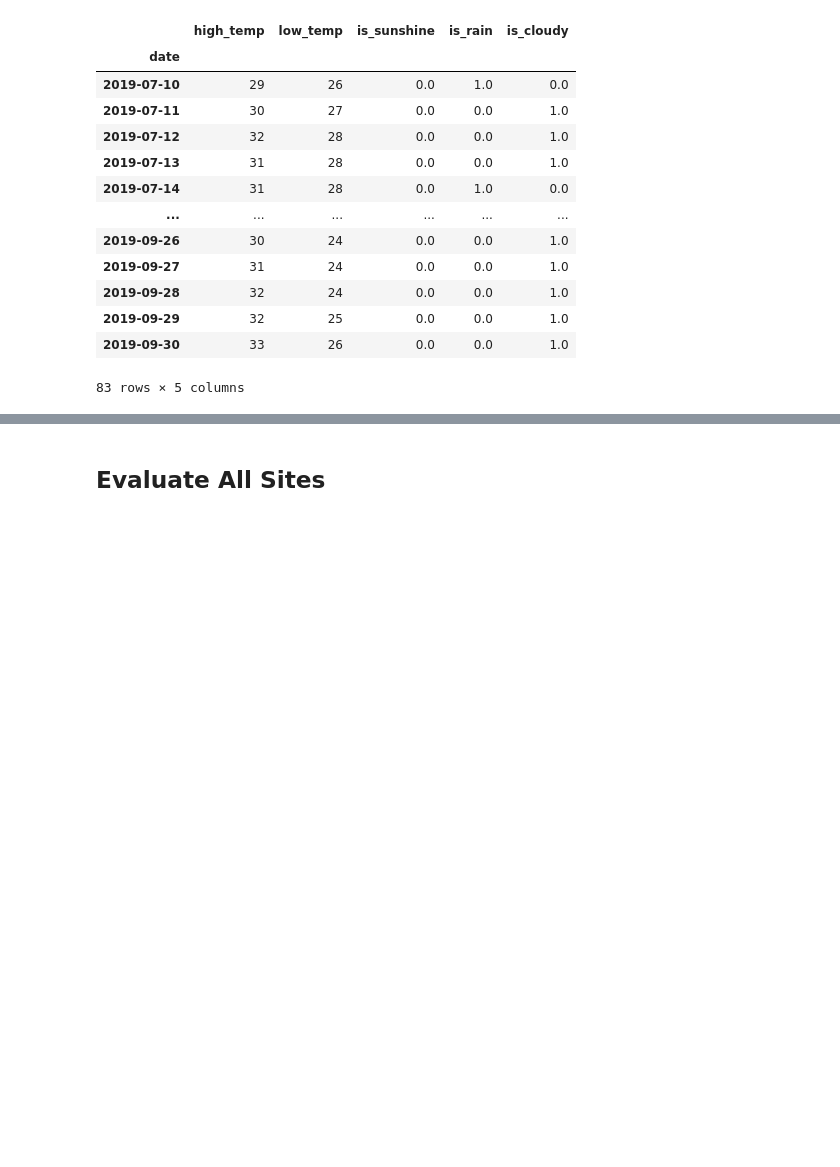
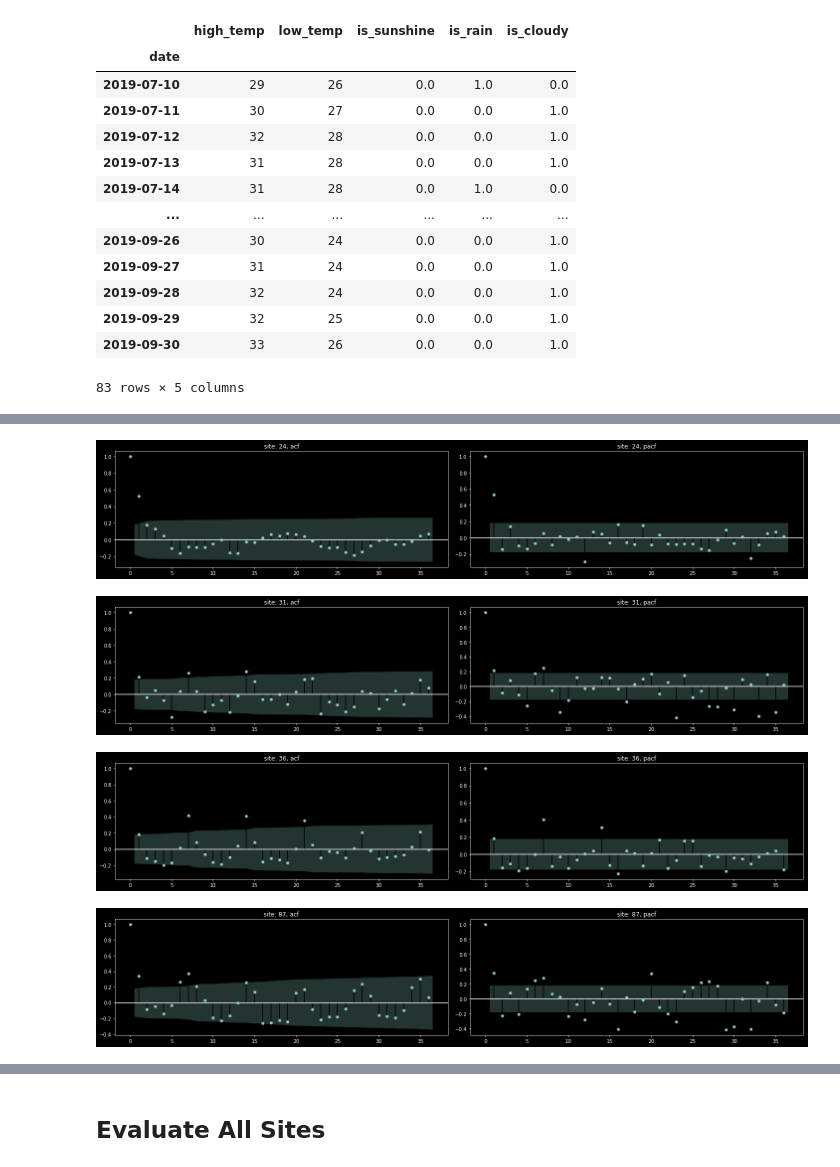
Before and after one commit to snowolf/lab_ts_forecast, a Jupyter notebook: lightgbm.ipynb, the cells around one changed output, grey strips where cells are left out. Cells and saved outputs as stored; diff of their text form; code cells hidden in the pictures; blank space fills up the shorter version.

```diff
--- a/lightgbm.ipynb
+++ b/lightgbm.ipynb
@@ -107,0 +185,10 @@ for i, site in enumerate(sample_sites):
+# %%
+for i, site in enumerate(sample_sites):
+    prefix_title = f"site: {site},"
+    ts = df_sales.loc[:, site].values
+    _ = ts_plot_acf_pacf(ts, lags=36,title=prefix_title)
+# %% [output]
+[figure, added]
+[figure, added]
+[figure, added]
+[figure, added]
```
Also changed, not shown: parts of 26 cells of this notebook, 1 other file.
